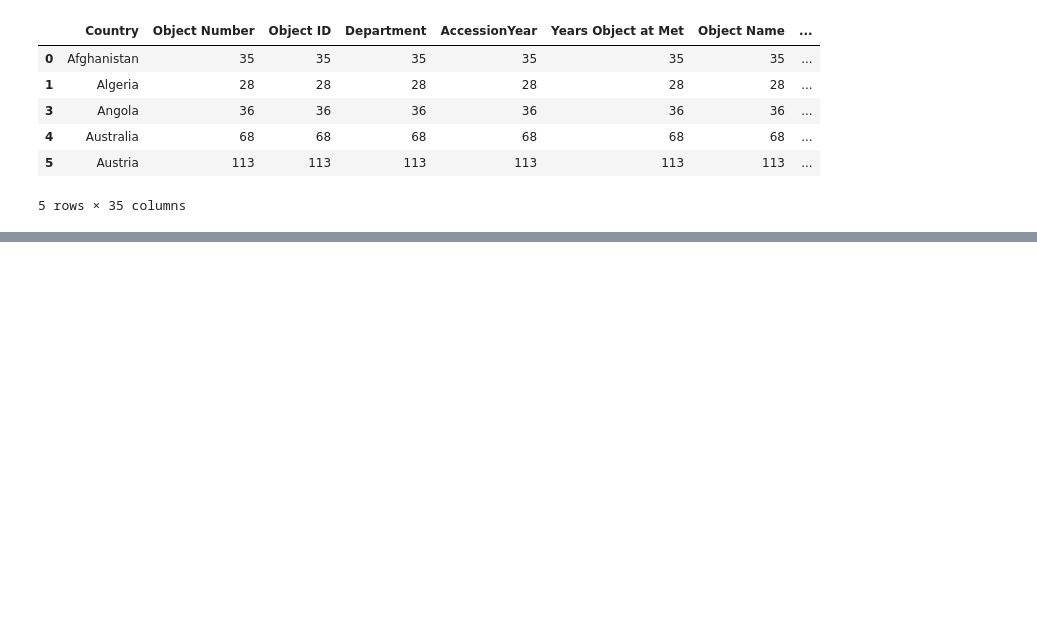
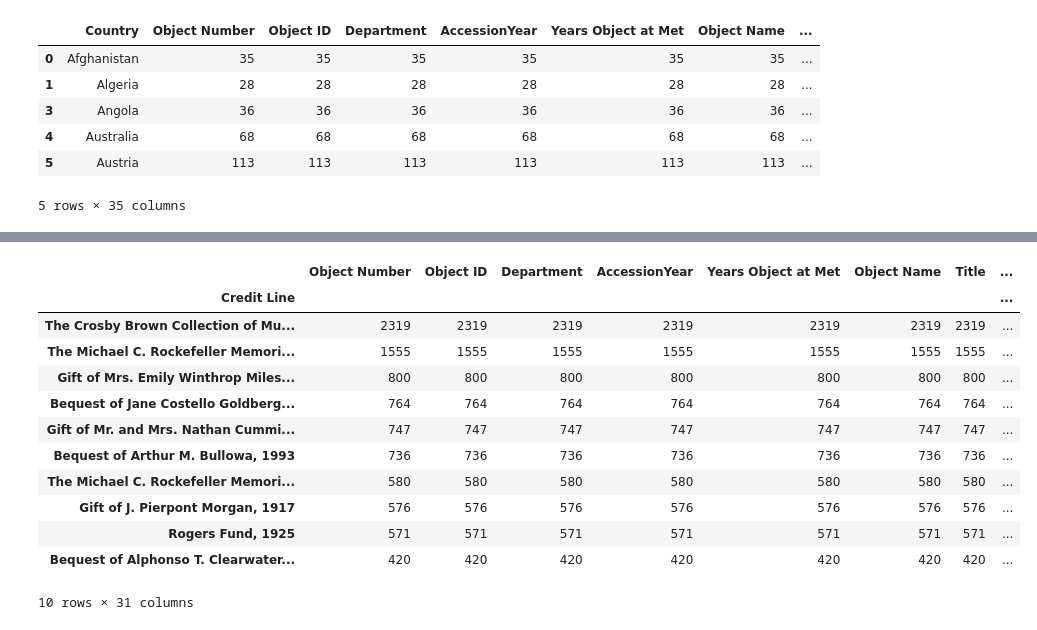
Before and after one commit to bjwlknsn/TheMetTeamProject, a Jupyter notebook: csv_review_data3.ipynb, the cells around one changed output, grey strips where cells are left out. Cells and saved outputs as stored; diff of their text form; code cells hidden in the pictures; blank space fills up the shorter version.

```diff
--- a/csv_review_data3.ipynb
+++ b/csv_review_data3.ipynb
@@ -349,3 +399,21 @@ Name: Country, Length: 556, dtype: int64
+# %%
+credit_grp=object_df.groupby('Credit Line')
+top_credit=credit_grp.count().nlargest(10, 'Object ID')
+top_credit
+# %% [output]
+|  | Object Number | Object ID | Department | AccessionYear | Years Object at Met | Object Name | Title | ... |
+| Credit Line |  |  |  |  |  |  |  | ... |
+| The Crosby Brown Collection of Mu... | 2319 | 2319 | 2319 | 2319 | 2319 | 2319 | 2319 | ... |
+| The Michael C. Rockefeller Memori... | 1555 | 1555 | 1555 | 1555 | 1555 | 1555 | 1555 | ... |
+| Gift of Mrs. Emily Winthrop Miles... | 800 | 800 | 800 | 800 | 800 | 800 | 800 | ... |
+| Bequest of Jane Costello Goldberg... | 764 | 764 | 764 | 764 | 764 | 764 | 764 | ... |
+| Gift of Mr. and Mrs. Nathan Cummi... | 747 | 747 | 747 | 747 | 747 | 747 | 747 | ... |
+| Bequest of Arthur M. Bullowa, 1993 | 736 | 736 | 736 | 736 | 736 | 736 | 736 | ... |
+| The Michael C. Rockefeller Memori... | 580 | 580 | 580 | 580 | 580 | 580 | 580 | ... |
+| Gift of J. Pierpont Morgan, 1917 | 576 | 576 | 576 | 576 | 576 | 576 | 576 | ... |
+| Rogers Fund, 1925 | 571 | 571 | 571 | 571 | 571 | 571 | 571 | ... |
+| Bequest of Alphonso T. Clearwater... | 420 | 420 | 420 | 420 | 420 | 420 | 420 | ... |
+10 rows × 31 columns
 # %%
 # country_df=object_df['Country'].dropna()
 # country_df
```
Also changed, not shown: parts of 7 cells of this notebook, 3 other files.
